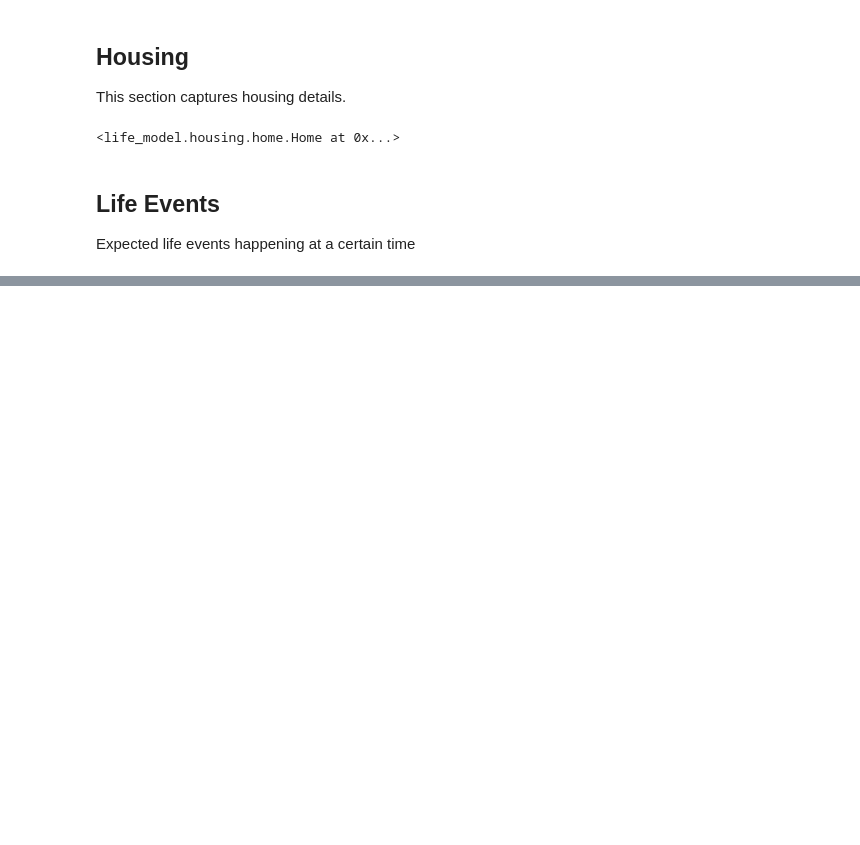
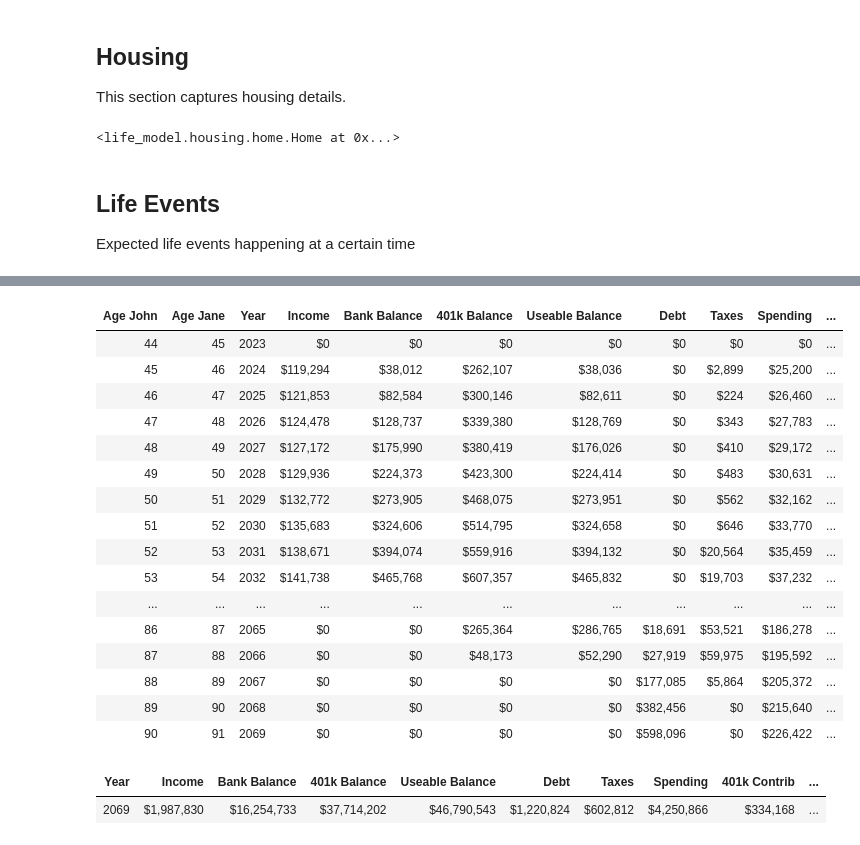
Before and after one commit to sw23/life-model, a Jupyter notebook: ExampleSimulation.ipynb, the cells around one changed output, grey strips where cells are left out. Cells and saved outputs as stored; diff of their text form; code cells hidden in the pictures; blank space fills up the shorter version.

```diff
--- a/ExampleSimulation.ipynb
+++ b/ExampleSimulation.ipynb
@@ -213,3 +203,40 @@ simulation.get_yearly_stat_df(extra_columns=['John Age', 'Jane Age'], aggregate=
+# %%
+# Get all of John and Jane's data
+df = model.datacollector.get_agent_vars_dataframe()
+df = df.xs(id(john), level='AgentID').join(
+    df.xs(id(jane), level='AgentID'),
+    lsuffix=' John',
+    rsuffix=' Jane'
+)
+
+# Only show the columns we care about
+df = df[['Age John', 'Age Jane']]
+df = df.join(model.datacollector.get_model_vars_dataframe())
+
+model.format_dataframe(df)
+# %% [output]
+| Age John | Age Jane | Year | Income | Bank Balance | 401k Balance | Useable Balance | Debt | Taxes | Spending | ... |
+| 44 | 45 | 2023 | $0 | $0 | $0 | $0 | $0 | $0 | $0 | ... |
+| 45 | 46 | 2024 | $119,294 | $38,012 | $262,107 | $38,036 | $0 | $2,899 | $25,200 | ... |
+| 46 | 47 | 2025 | $121,853 | $82,584 | $300,146 | $82,611 | $0 | $224 | $26,460 | ... |
+| 47 | 48 | 2026 | $124,478 | $128,737 | $339,380 | $128,769 | $0 | $343 | $27,783 | ... |
+| 48 | 49 | 2027 | $127,172 | $175,990 | $380,419 | $176,026 | $0 | $410 | $29,172 | ... |
+| 49 | 50 | 2028 | $129,936 | $224,373 | $423,300 | $224,414 | $0 | $483 | $30,631 | ... |
+| 50 | 51 | 2029 | $132,772 | $273,905 | $468,075 | $273,951 | $0 | $562 | $32,162 | ... |
+| 51 | 52 | 2030 | $135,683 | $324,606 | $514,795 | $324,658 | $0 | $646 | $33,770 | ... |
+| 52 | 53 | 2031 | $138,671 | $394,074 | $559,916 | $394,132 | $0 | $20,564 | $35,459 | ... |
+| 53 | 54 | 2032 | $141,738 | $465,768 | $607,357 | $465,832 | $0 | $19,703 | $37,232 | ... |
+| ... | ... | ... | ... | ... | ... | ... | ... | ... | ... | ... |
+| 86 | 87 | 2065 | $0 | $0 | $265,364 | $286,765 | $18,691 | $53,521 | $186,278 | ... |
+| 87 | 88 | 2066 | $0 | $0 | $48,173 | $52,290 | $27,919 | $59,975 | $195,592 | ... |
+| 88 | 89 | 2067 | $0 | $0 | $0 | $0 | $177,085 | $5,864 | $205,372 | ... |
+| 89 | 90 | 2068 | $0 | $0 | $0 | $0 | $382,456 | $0 | $215,640 | ... |
+| 90 | 91 | 2069 | $0 | $0 | $0 | $0 | $598,096 | $0 | $226,422 | ... |
+# %%
+model.format_dataframe(model.aggregate_dataframe(df))
+# %% [output]
+| Year | Income | Bank Balance | 401k Balance | Useable Balance | Debt | Taxes | Spending | 401k Contrib | ... |
+| 2069 | $1,987,830 | $16,254,733 | $37,714,202 | $46,790,543 | $1,220,824 | $602,812 | $4,250,866 | $334,168 | ... |
 # %%
 import pandas as pd
 import matplotlib.pyplot as plt
```
Also changed, not shown: parts of 14 cells of this notebook, 12 other files.
